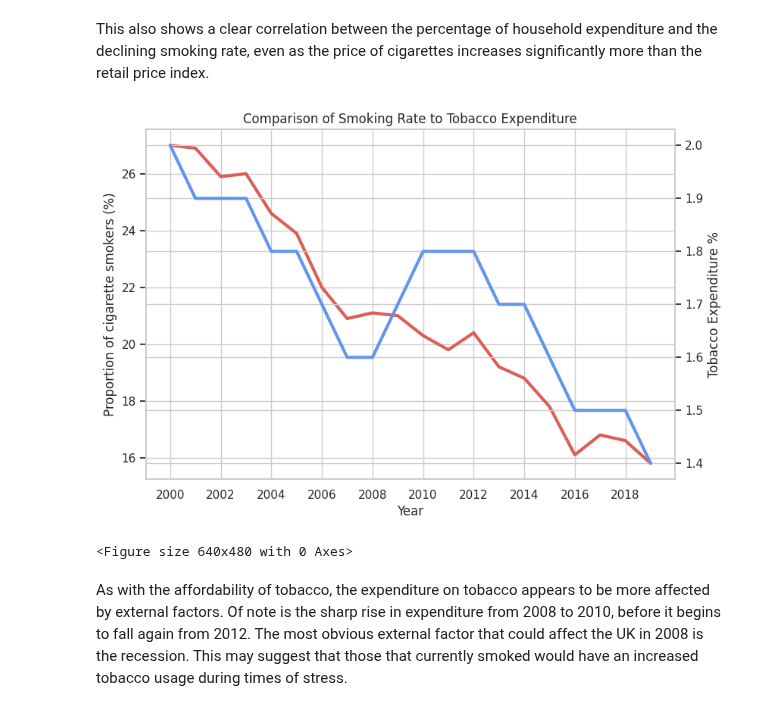
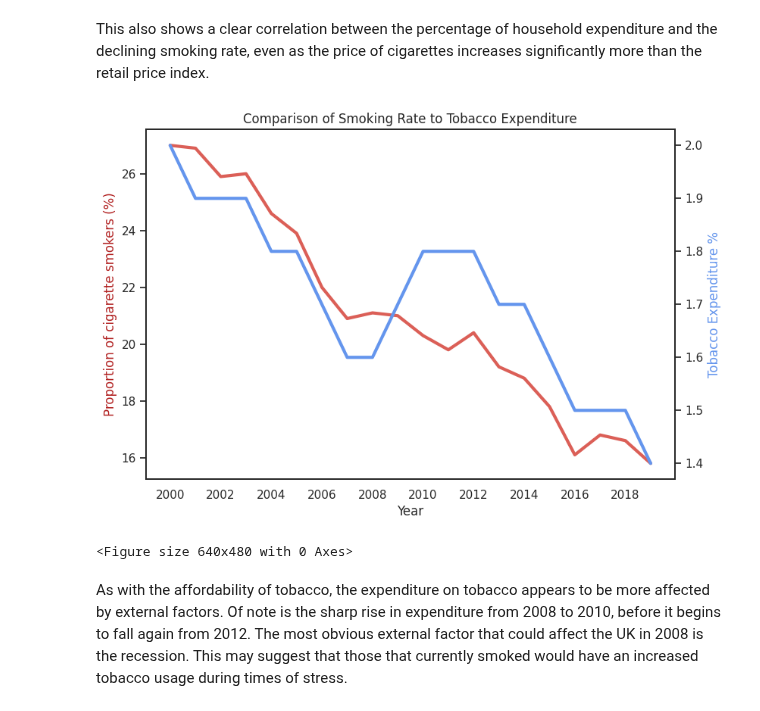
Before and after one commit to rhobaker/Data_Project, a Jupyter notebook: Main_Jupyter_workbook_Rhona.ipynb, the cells around one changed output. Saved outputs shown, nothing was run; the diff lists cells and outputs as text; code cells hidden in the pictures.

```diff
--- a/Main_Jupyter_workbook_Rhona.ipynb
+++ b/Main_Jupyter_workbook_Rhona.ipynb
@@ -735,21 +735,21 @@ ratemask = np.isfinite(cleaned_merged_rate_MPOWER["Smoking Rate"])
 MPOWERmask = np.isfinite(cleaned_merged_rate_MPOWER["Weighted Mean MPOWER"])
 
 # Create the plot and set the axis values
-sns.set_theme(style="whitegrid", palette="hls")
+sns.set_theme(style="white", palette="hls")
 fig, ax1 = plt.subplots(figsize=(9,6))
 plt.xlim(2008, 2022)
 plt.ylim(18, 23)
 
 # Plot the MPOWER values
 ax1.set_xlabel('Year')
-ax1.set_ylabel('MPOWER Weighted Average Mean')
+ax1.set_ylabel('MPOWER Weighted Average Mean', color='cornflowerblue')
 ax1.plot(cleaned_merged_rate_MPOWER["Weighted Mean MPOWER"][MPOWERmask], color='cornflowerblue', lw =3)
 ax1.tick_params(axis ='y')
 
 
 # Adding Twin Axes to plot smoking rates
 ax2 = ax1.twinx()
-ax2.set_ylabel('Global Smoking Rate (%)')
+ax2.set_ylabel('Global Smoking Rate (%)', color='firebrick')
 ax2.plot(cleaned_merged_rate_MPOWER["Smoking Rate"][ratemask], lw=3)
 ax2.tick_params(axis ='y')
 
@@ -757,6 +757,7 @@ ax2.tick_params(axis ='y')
 plt.title('MPOWER Measures and Smoking Rates over Time')
 
 # Show plot
+plt.legend()
 plt.show()
 plt.clf()
 # %% [output]
@@ -1063,11 +1047,11 @@ array([[1.        , 0.84144322],
 There is a strong correlation between the affordability of tobacco and the smoking rate.  As tobacco becomes less affordable, the smoking rate decreases.
 # %%
 #Create a visualisation to compare the proportion of cigarette smokers vs the affordability of tobacco
-sns.set_theme(style="whitegrid", palette='hls')
+sns.set_theme(style='white',palette='hls')
 fig, ax3 = plt.subplots(figsize=(9,6))
 plt.title("Comparison of Smoking Rate to Affordability of Tobacco")
 ax3.set_xlabel("Year")
-ax3.set_ylabel("Proportion of cigarette smokers (%)")
+ax3.set_ylabel("Proportion of cigarette smokers (%)", color='firebrick')
 ax3.tick_params(axis='y')
 # Plot smoking rate
 plt.plot(merged_all_datasets['Smoking Rate'], lw=3)
@@ -1075,7 +1059,7 @@ plt.xticks([2000,2002,2004,2006,2008,2010,2012,2014,2016,2018])
 
 # Adding Twin Axes to plot smoking rates
 ax4 = ax3.twinx()
-ax4.set_ylabel("Affordability of Tobacco")
+ax4.set_ylabel("Affordability of Tobacco", color='cornflowerblue')
 plt.plot(merged_all_datasets['Tobacco Affordability Index'], lw=3, color='cornflowerblue')
 ax4.tick_params(axis='y')
 
@@ -1100,29 +1084,29 @@ array([[1.        , 0.88856459],
 This also shows a clear correlation between the percentage of household expenditure and the declining smoking rate, even as the price of cigarettes increases significantly more than the retail price index.
 # %%
 #Create a visualisation to compare the proportion of cigarette smokers vs the expenditure on tobacco
-sns.set_theme(style="whitegrid", palette="hls")
+sns.set_theme(style="white", palette="hls")
 fig, ax5 = plt.subplots(figsize=(9,6))
 plt.title("Comparison of Smoking Rate to Tobacco Expenditure")
 ax5.set_xlabel("Year")
-ax5.set_ylabel("Proportion of cigarette smokers (%)")
+ax5.set_ylabel("Proportion of cigarette smokers (%)", color='firebrick')
 # Plot smoking rate
 plt.plot(merged_all_datasets['Smoking Rate'], lw=3)
 
 
 ax5.tick_params(axis='y')
 plt.xticks([2000,2002,2004,2006,2008,2010,2012,2014,2016,2018])
 
 # Adding Twin Axes to plot smoking rates
 ax6 = ax5.twinx()
-ax6.set_ylabel("Tobacco Expenditure %")
+ax6.set_ylabel("Tobacco Expenditure %", color='cornflowerblue')
 plt.plot(merged_all_datasets['Tobacco Expenditure (%)'], lw=3, color="cornflowerblue")
 ax6.tick_params(axis='y')
 
 # Show plot
 plt.show()
 plt.clf()
 # %% [output]
-[figure, old version]
+[figure, new version]
 <Figure size 640x480 with 0 Axes>
 # %% [markdown]
 As with the affordability of tobacco, the expenditure on tobacco appears to be more affected by external factors. Of note is the sharp rise in expenditure from 2008 to 2010, before it begins to fall again from 2012. The most obvious external factor that could affect the UK in 2008 is the recession. This may suggest that those that currently smoked would have an increased tobacco usage during times of stress.
```
Also changed, not shown: parts of 6 cells of this notebook.
